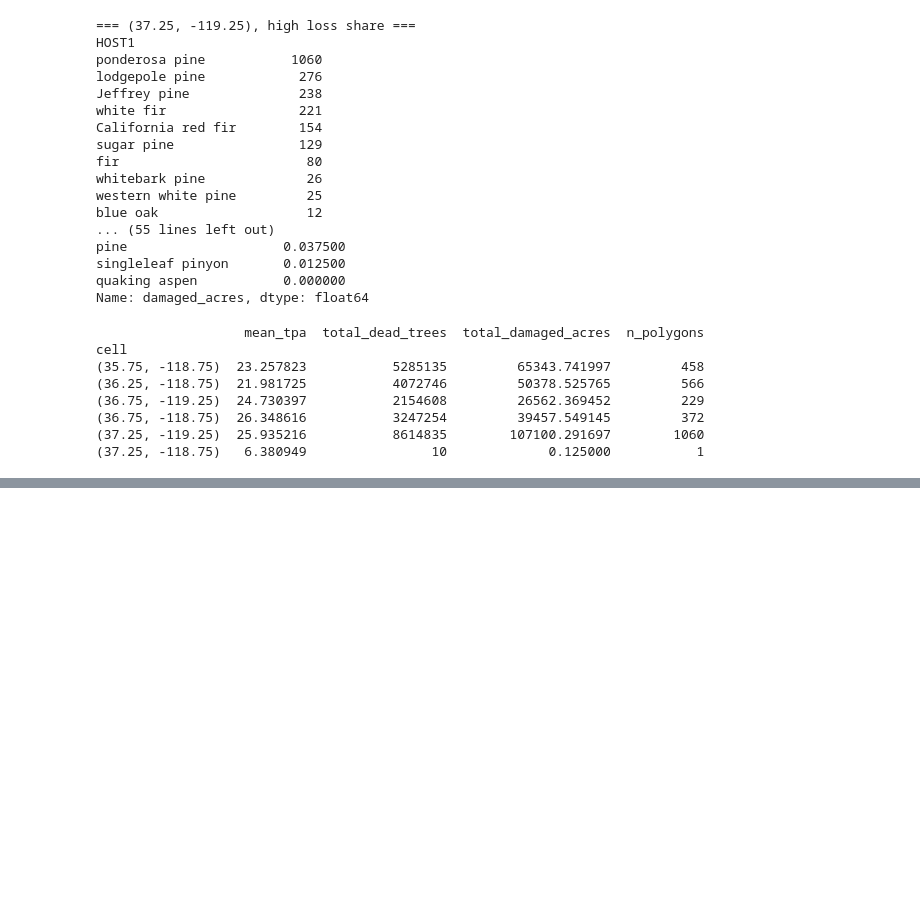
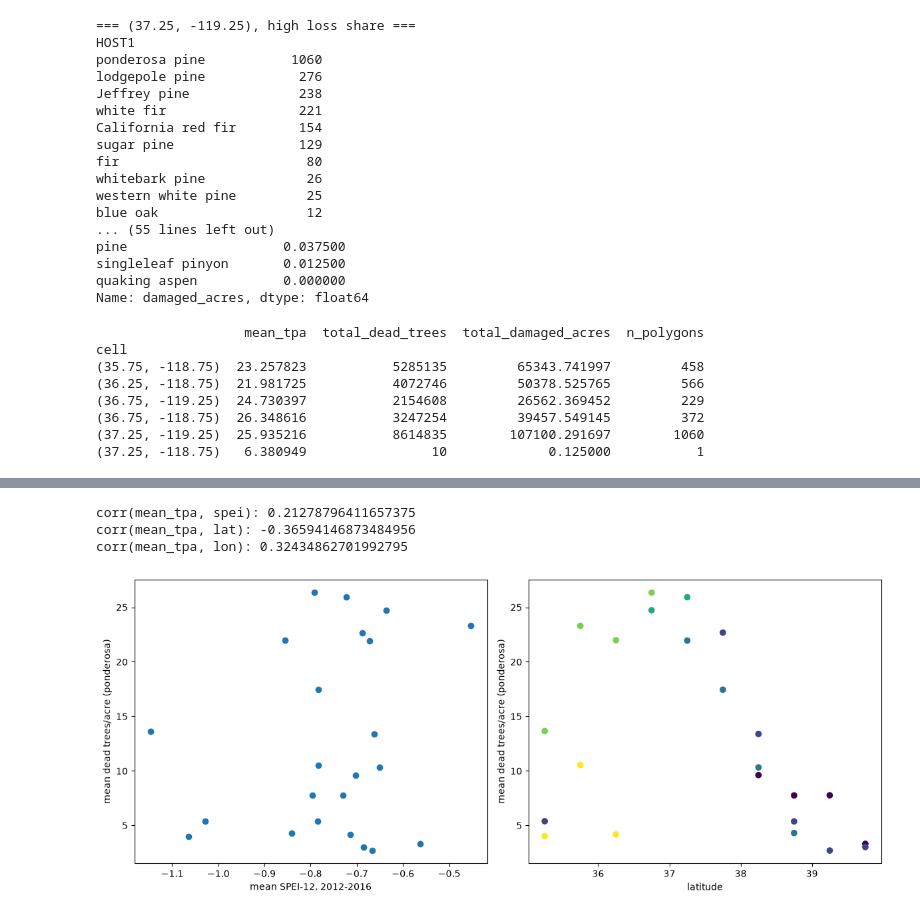
Before and after one commit to ada-th25/climate_impact_curves, a Jupyter notebook: notebooks/06_usfs_ads_pilot.ipynb, the cells around one changed output, grey strips where cells are left out. Drawn from its saved outputs; the diff is of its cells as text; code cells hidden in the pictures; blank space fills up the shorter version.

```diff
--- a/notebooks/06_usfs_ads_pilot.ipynb
+++ b/notebooks/06_usfs_ads_pilot.ipynb
@@ -355,0 +439,18 @@ cell
+# %%
+import xarray as xr
+import numpy as np
+
+spei_ds = xr.open_dataset("../data/raw/spei12.nc")
+
+wide_bbox = dict(lon=slice(-121.0, -117.5), lat=slice(35.0, 40.0))
+wide_lats = spei_ds.sel(**wide_bbox)["lat"].values
+wide_lons = spei_ds.sel(**wide_bbox)["lon"].values
+print(len(wide_lats), len(wide_lons), wide_lats, wide_lons)
+
+def nearest_cell_wide(lon, lat):
+    lat_i = wide_lats[np.argmin(np.abs(wide_lats - lat))]
+    lon_i = wide_lons[np.argmin(np.abs(wide_lons - lon))]
+    return (lat_i, lon_i)
+
+ads_gdf_wide["cell"] = [nearest_cell_wide(pt.x, pt.y) for pt in centroids_wide]
+print(ads_gdf_wide["cell"].nunique(), "distinct grid cells touched")
@@ -355,0 +505,26 @@ cell
+# %%
+import numpy as np
+import matplotlib.pyplot as plt
+
+curve_df_wide["lat"] = [c[0] for c in curve_df_wide.index]
+curve_df_wide["lon"] = [c[1] for c in curve_df_wide.index]
+
+print("corr(mean_tpa, spei):", np.corrcoef(curve_df_wide["spei"], curve_df_wide["mean_tpa"])[0,1])
+print("corr(mean_tpa, lat):", np.corrcoef(curve_df_wide["lat"], curve_df_wide["mean_tpa"])[0,1])
+print("corr(mean_tpa, lon):", np.corrcoef(curve_df_wide["lon"], curve_df_wide["mean_tpa"])[0,1])
+
+fig, axes = plt.subplots(1, 2, figsize=(12, 5))
+axes[0].scatter(curve_df_wide["spei"], curve_df_wide["mean_tpa"])
+axes[0].set_xlabel("mean SPEI-12, 2012-2016")
+axes[0].set_ylabel("mean dead trees/acre (ponderosa)")
+axes[1].scatter(curve_df_wide["lat"], curve_df_wide["mean_tpa"], c=curve_df_wide["lon"], cmap="viridis")
+axes[1].set_xlabel("latitude")
+axes[1].set_ylabel("mean dead trees/acre (ponderosa)")
+plt.tight_layout()
+plt.savefig("../data/raw/drought_wide_diagnostics.png", dpi=150)
+plt.show()
+# %% [output]
+corr(mean_tpa, spei): 0.21278796411657375
+corr(mean_tpa, lat): -0.36594146873484956
+corr(mean_tpa, lon): 0.32434862701992795
+[figure, added]
```
Also changed, not shown: parts of 6 cells of this notebook.
